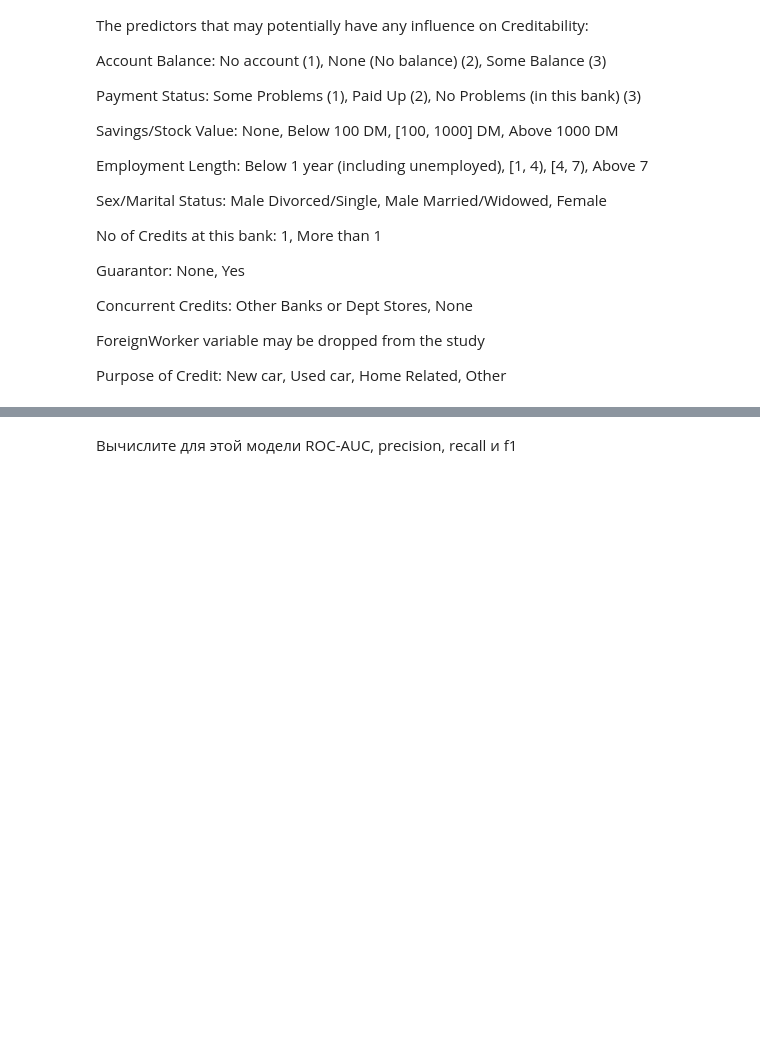
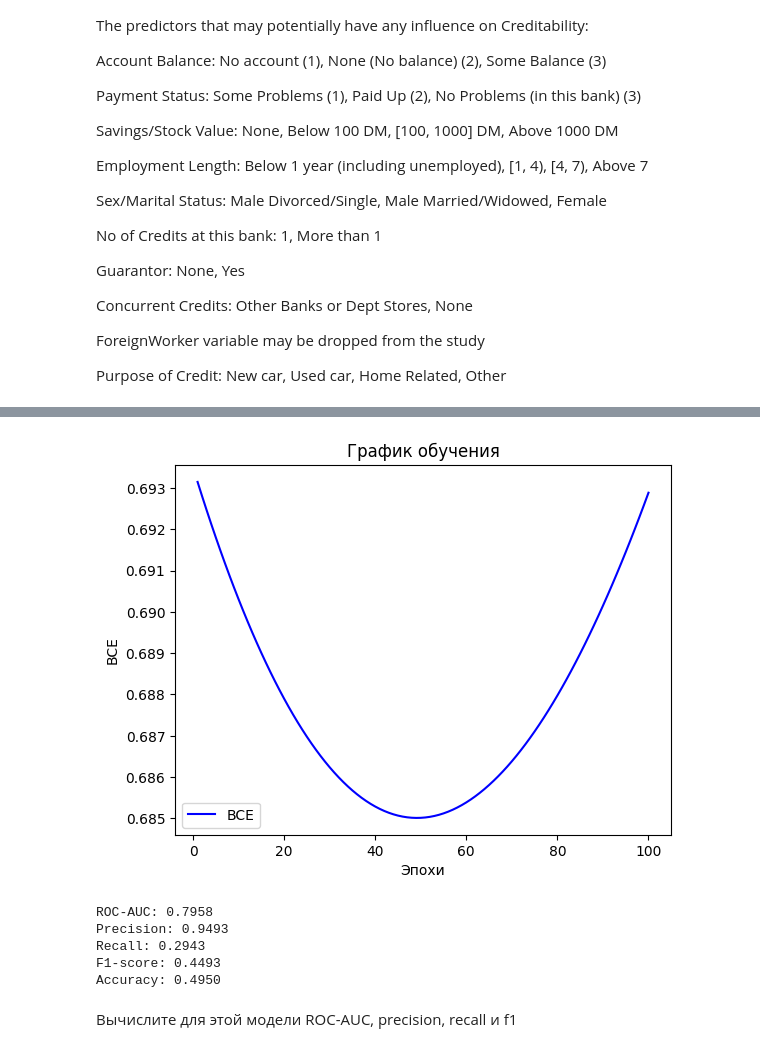
Before and after one commit to valeri-sh/lab3-main, a Jupyter notebook: lab3-main/Линейная модель и градиентный спуск.ipynb, the cells around one changed output, grey strips where cells are left out. Cells and saved outputs as stored; diff of their text form; code cells hidden in the pictures; blank space fills up the shorter version.

```diff
--- a/lab3-main/Линейная модель и градиентный спуск.ipynb
+++ b/lab3-main/Линейная модель и градиентный спуск.ipynb
@@ -223,5 +304,5 @@ Purpose of Credit: New car, Used car, Home Related, Other
 # %%
 data = pd.read_csv('german.csv', sep=';')
 print(data.head())
-Y = ?
-X = ?
+Y = data['Creditability'].values
+X = data.drop('Creditability', axis=1)
@@ -228,31 +327,73 @@ X = ?
 # %%
 print(data.describe())
 # %%
+import numpy as np
+
+# Убедимся что X это numpy массив
+X = np.array(X, dtype=float)
+Y = np.array(Y, dtype=float)
+
 # Вычислите среднее по столбцам.
-mean = ?
+mean = np.mean(X, axis=0, keepdims=True)
 
 # Вычислите стандартное отклонение по столбцам.
-std = ?
+std = np.std(X, axis=0, keepdims=True)
+
+# Избегаем деления на ноль
+std = np.where(std == 0, 1, std)
 
 # Нормализуйте данные по столбцам (стандартное масштабирование).
-normalized_X = ?
+normalized_X = (X - mean) / std
 # %%
-lc = LinearClassifier(num_features=?)
-history = lc.fit(?)
+lc = LinearClassifier(num_features=normalized_X.shape[1])
+history = lc.fit(normalized_X, Y, learning_rate=0.01, epochs=100)
 # %%
 epochs = range(1, len(history) + 1)
 
 # Постройте график обучения.
-plt.plot(?, ?, 'b', label='BCE')
+plt.plot(epochs, history, 'b', label='BCE')
 plt.title('График обучения')
 plt.xlabel('Эпохи')
 plt.ylabel('BCE')
 plt.legend()
 
 # Отобразите график.
 plt.show()
+# %% [output]
+[figure, added]
 # %%
+from sklearn.metrics import roc_auc_score, precision_score, recall_score, f1_score
+
+# Получаем предсказания
 pred = lc.predict(normalized_X)
-print('accuracy: ', (pred == Y).sum() / len(Y))
+
+# Получаем вероятности для ROC-AUC
+proba = lc.predict_proba(normalized_X)
+
+# ROC-AUC
+roc_auc = roc_auc_score(Y, proba)
+print(f'ROC-AUC: {roc_auc:.4f}')
+
+# Precision
+precision = precision_score(Y, pred)
+print(f'Precision: {precision:.4f}')
+
+# Recall
+recall = recall_score(Y, pred)
+print(f'Recall: {recall:.4f}')
+
+# F1-score
+f1 = f1_score(Y, pred)
+print(f'F1-score: {f1:.4f}')
+
+# Accuracy
+accuracy = (pred == Y).sum() / len(Y)
+print(f'Accuracy: {accuracy:.4f}')
+# %% [output]
+ROC-AUC: 0.7958
+Precision: 0.9493
+Recall: 0.2943
+F1-score: 0.4493
+Accuracy: 0.4950
 # %% [markdown]
 Вычислите для этой модели ROC-AUC, precision, recall и f1
```
Also changed, not shown: parts of 7 cells of this notebook.
